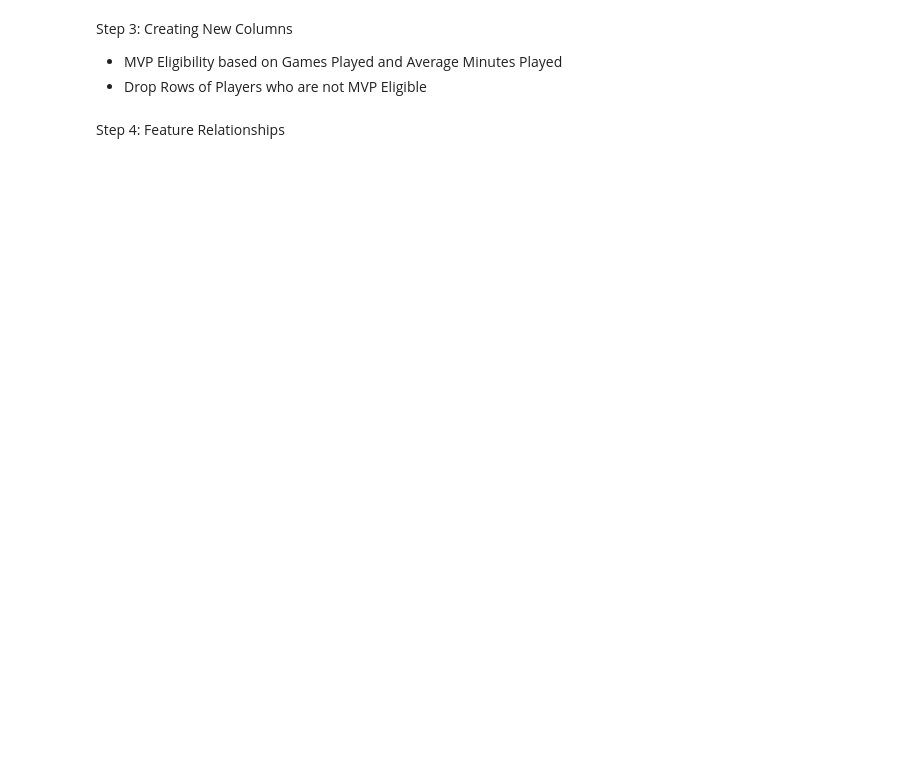
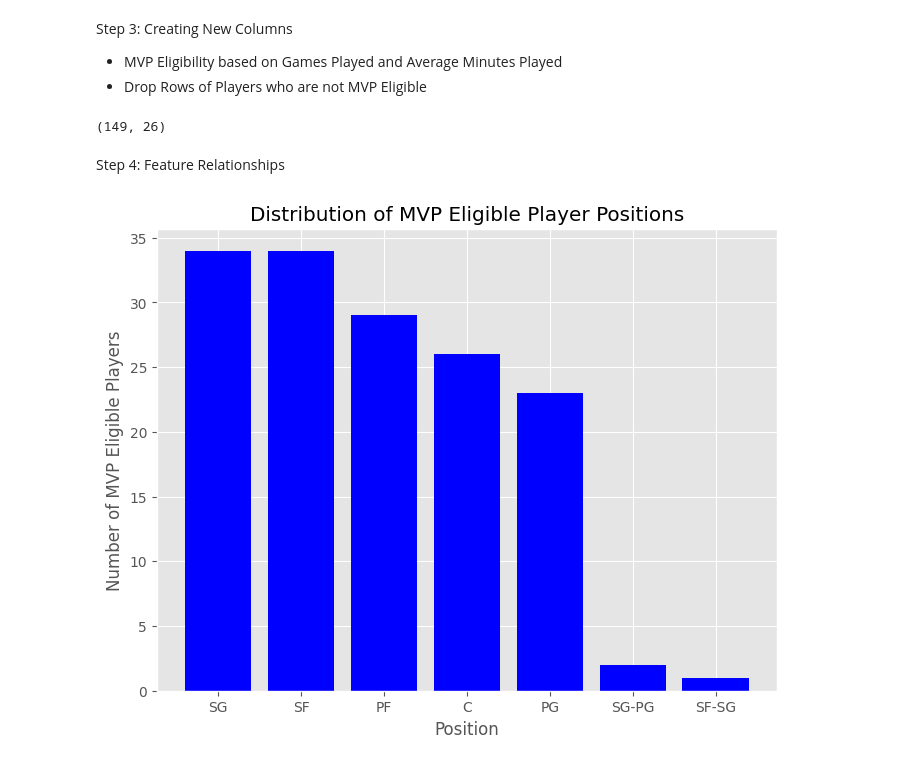
Before and after one commit to kerinraybanes/NBA_2022-2023, a Jupyter notebook: nba_regular_stats.ipynb, the cells around one changed output. Drawn from its saved outputs; the diff is of its cells as text; code cells hidden in the pictures; blank space fills up the shorter version.

```diff
--- a/nba_regular_stats.ipynb
+++ b/nba_regular_stats.ipynb
@@ -61,7 +131,21 @@ filtered_df_new['MVP Eligibility'] = np.where((filtered_df_new['G'] >= criteria1
 # %%
 df_reg_new = filtered_df_new[filtered_df_new['MVP Eligibility'] != 'No']
 # %%
-filtered_df_new.head(5)
+df_reg_new.head(5)
+# %% [output]
+(149, 26)
 # %% [markdown]
 Step 4: Feature Relationships
+# %%
+position_counts = exploded_positions['Pos'].value_counts()
+
+plt.figure(figsize = (8,6))
+plt.bar(position_counts.index, position_counts.values, color = 'blue')
+
+plt.xlabel('Position')
+plt.ylabel('Number of MVP Eligible Players')
+plt.title('Distribution of MVP Eligible Player Positions')
+plt.show()
+# %% [output]
+[figure, added]
 # %%
```
Also changed, not shown: parts of 15 cells of this notebook.
